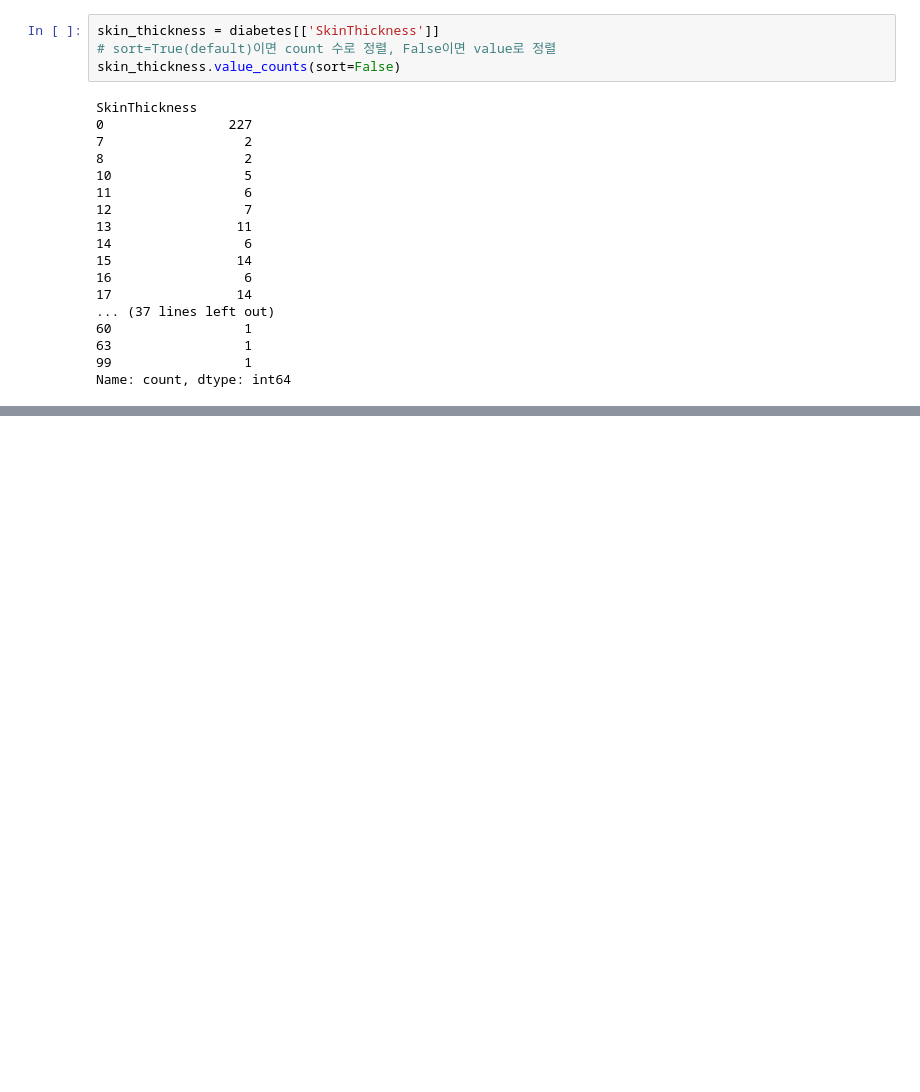
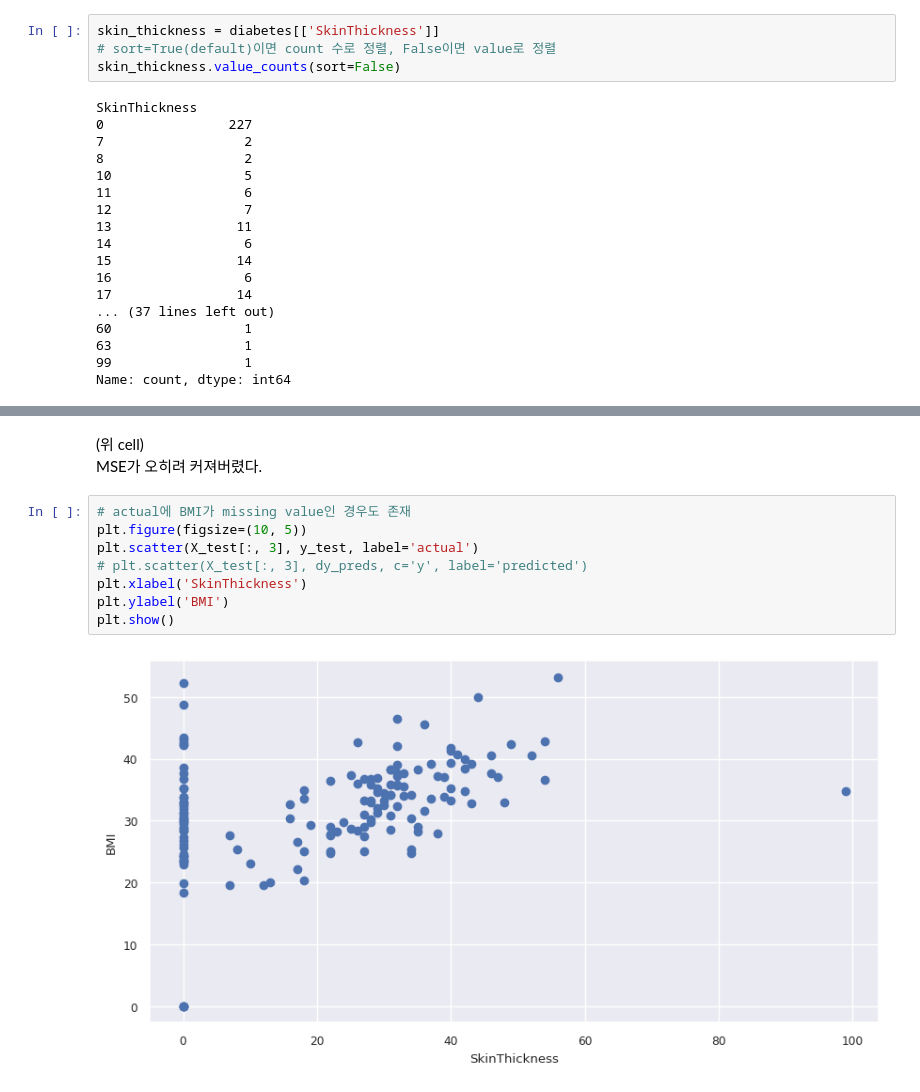
Before and after one commit to HyoYoonNam/Gachon-AISTUDY, a Jupyter notebook: Diabetes_Regression.ipynb, the cells around one changed output, grey strips where cells are left out. Saved outputs shown, nothing was run; the diff lists cells and outputs as text; blank space fills up the shorter version.

```diff
--- a/Diabetes_Regression.ipynb
+++ b/Diabetes_Regression.ipynb
@@ -274,0 +291,13 @@ Name: count, dtype: int64
+# %% [markdown]
+(위 cell)
+MSE가 오히려 커져버렸다.
+# %%
+# actual에 BMI가 missing value인 경우도 존재
+plt.figure(figsize=(10, 5))
+plt.scatter(X_test[:, 3], y_test, label='actual')
+# plt.scatter(X_test[:, 3], dy_preds, c='y', label='predicted')
+plt.xlabel('SkinThickness')
+plt.ylabel('BMI')
+plt.show()
+# %% [output]
+[figure, added]
```
Also changed, not shown: parts of 3 cells of this notebook.
